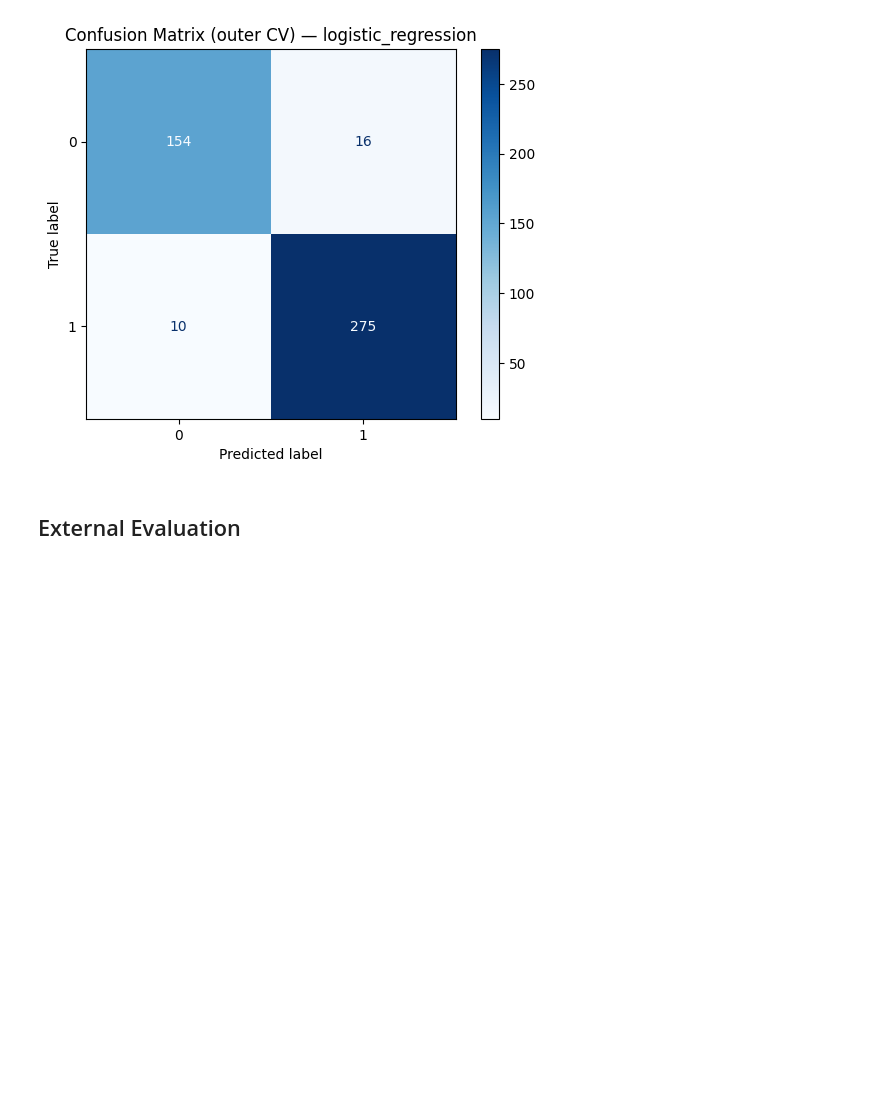
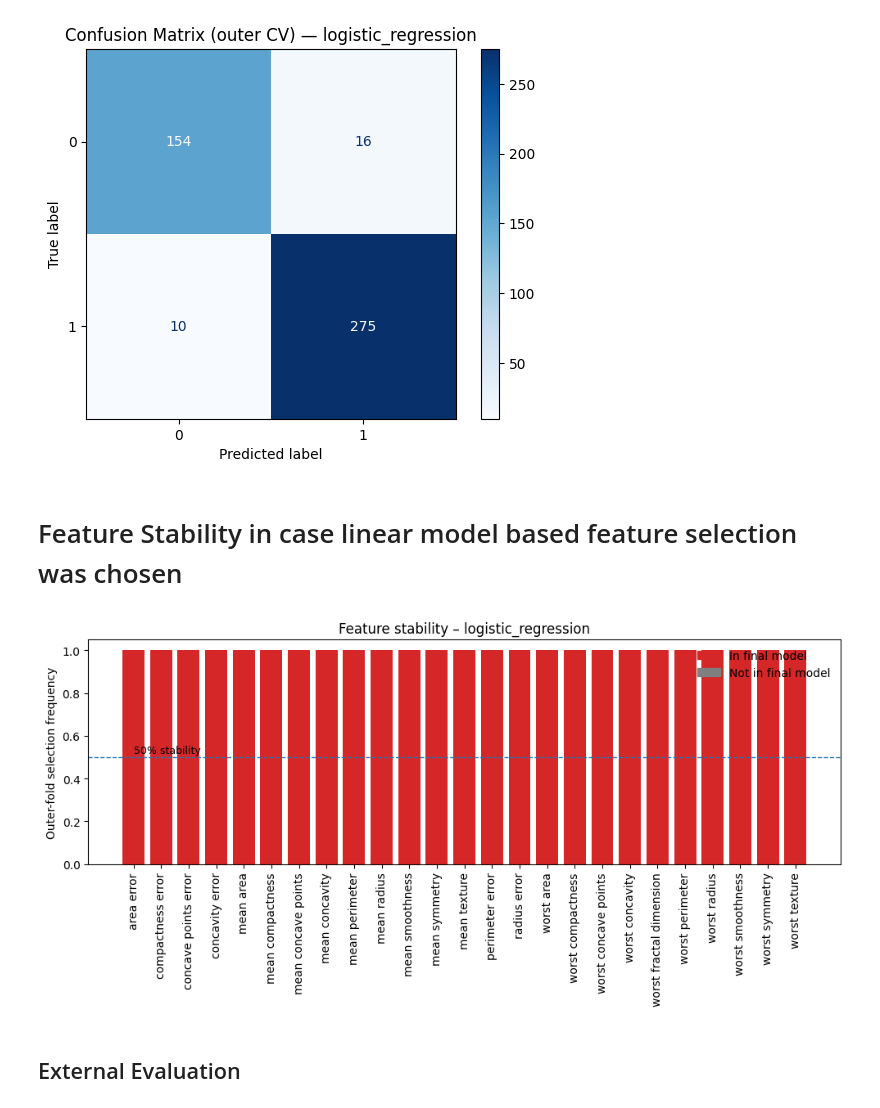
Before and after one commit to WewerAlbrechtsenLab/ML, a Jupyter notebook: notebooks/ML.ipynb, the cells around one changed output. Cells and saved outputs as stored; diff of their text form; code cells hidden in the pictures; blank space fills up the shorter version.

```diff
--- a/notebooks/ML.ipynb
+++ b/notebooks/ML.ipynb
@@ -158,6 +187,18 @@ fig = plot_confusion_from_leaderboard(leaderboard, model='logistic_regression')
 [figure]
 # %%
 fig.savefig("../outputs/figures/cm.svg")
+# %% [markdown]
+# Feature Stability in case linear model based feature selection was chosen
+# %%
+import json
+from ml.models.visualization import plot_feature_stability
+
+with open("../outputs/feature_selection_linear_model.json") as f:
+    fs_json = json.load(f)
+
+fig = plot_feature_stability(fs_json, model_name="logistic_regression")
+# %% [output]
+[figure, added]
 # %% [markdown]
 ## External Evaluation
 # %%
```
Also changed, not shown: parts of 7 cells of this notebook, 15 other files.
